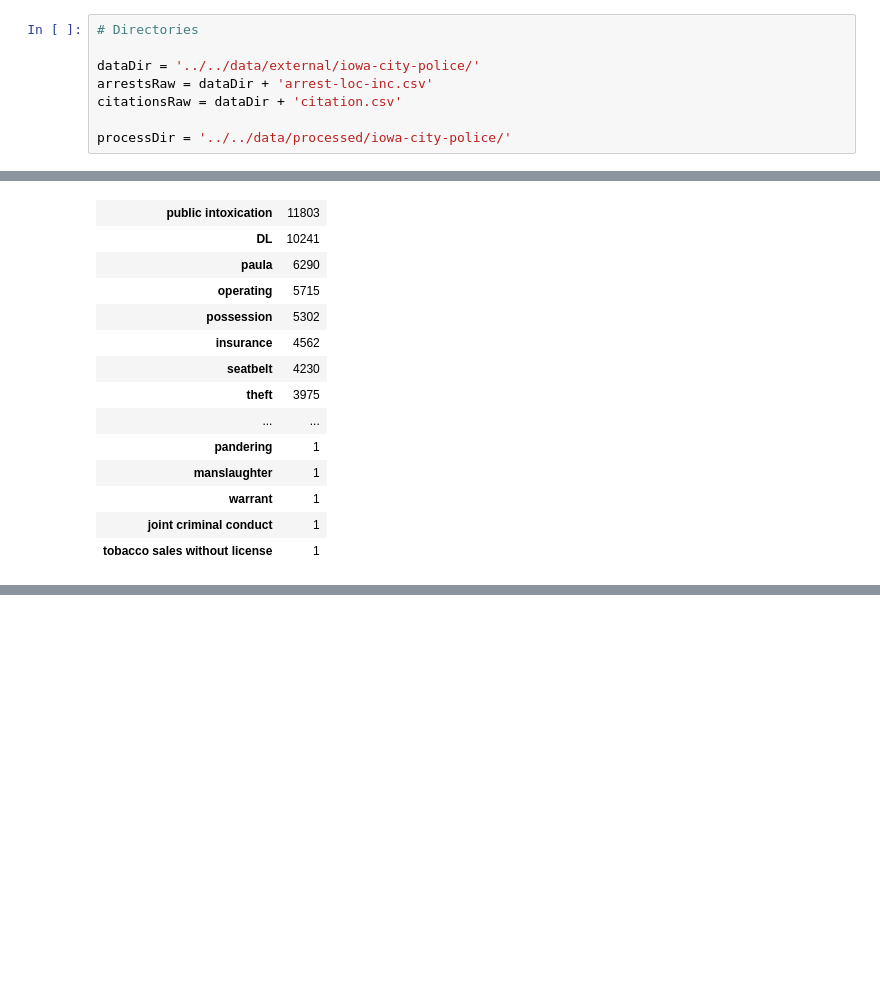
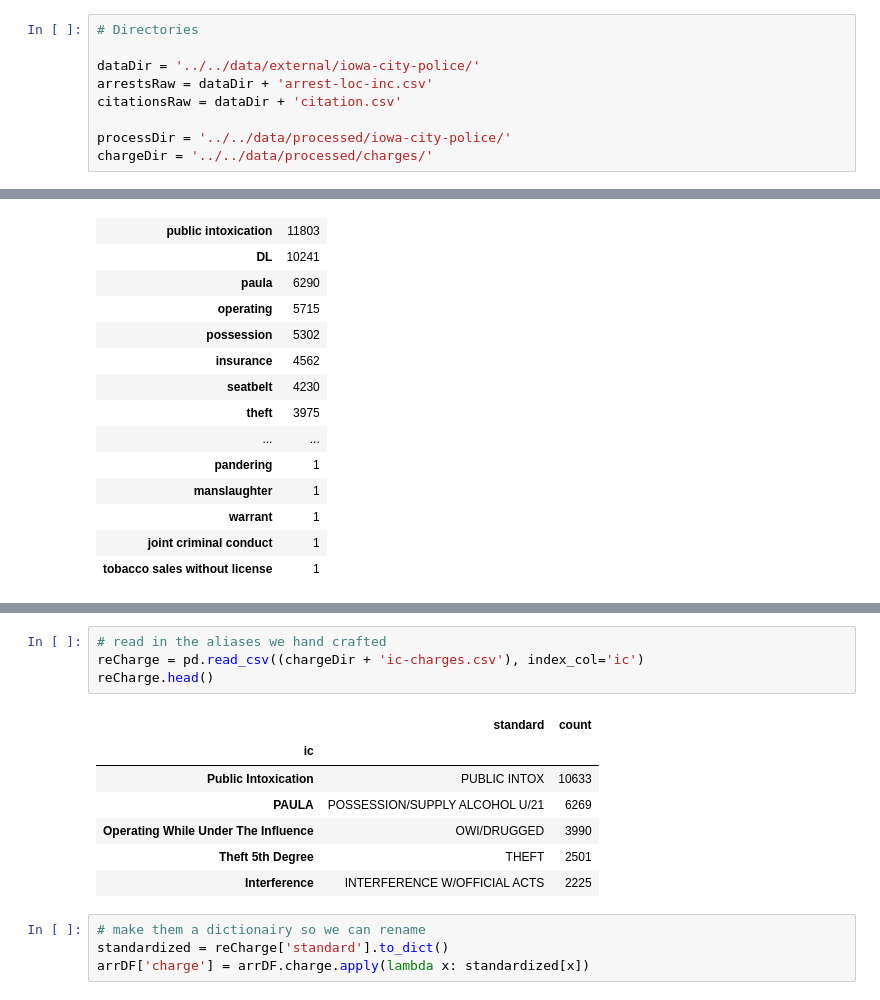
Before and after one commit to ryan-p-larson/DDDI, a Jupyter notebook: notebooks/formatting/icpd-format.ipynb, the cells around one changed output, grey strips where cells are left out. Drawn from its saved outputs; the diff is of its cells as text; blank space fills up the shorter version.

Commit message:
Update notebooks. Charges are normalized, timestamps are formatted, still football formatting and geocoding left

```diff
--- a/notebooks/formatting/icpd-format.ipynb
+++ b/notebooks/formatting/icpd-format.ipynb
@@ -16,6 +18,7 @@ arrestsRaw = dataDir + 'arrest-loc-inc.csv'
 citationsRaw = dataDir + 'citation.csv'
 
 processDir = '../../data/processed/iowa-city-police/'
+chargeDir = '../../data/processed/charges/'
 # %% [markdown]
 ### Citations
 # %%
@@ -224,0 +225,16 @@ arrDF[arrDF['name'] == 'MILLS, ALEXANDER D']
+# %%
+# read in the aliases we hand crafted
+reCharge = pd.read_csv((chargeDir + 'ic-charges.csv'), index_col='ic')
+reCharge.head()
+# %% [output]
+|  | standard | count |
+| ic |  |  |
+| Public Intoxication | PUBLIC INTOX | 10633 |
+| PAULA | POSSESSION/SUPPLY ALCOHOL U/21 | 6269 |
+| Operating While Under The Influence | OWI/DRUGGED | 3990 |
+| Theft 5th Degree | THEFT | 2501 |
+| Interference | INTERFERENCE W/OFFICIAL ACTS | 2225 |
+# %%
+# make them a dictionairy so we can rename
+standardized = reCharge['standard'].to_dict()
+arrDF['charge'] = arrDF.charge.apply(lambda x: standardized[x])
```
Also changed, not shown: parts of 13 cells of this notebook, 5 other files.
